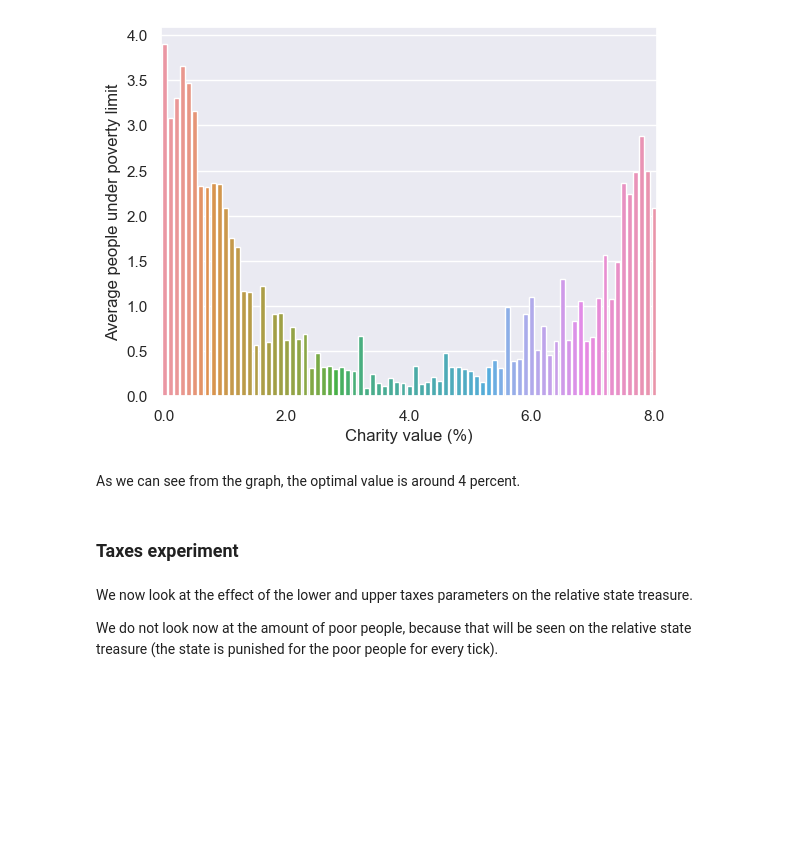
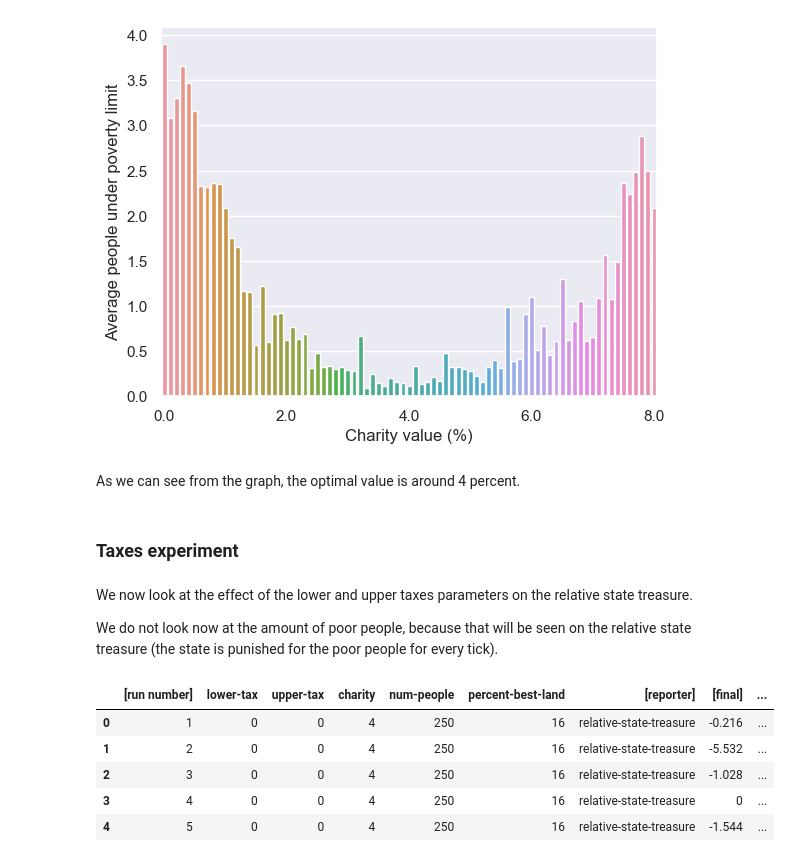
Before and after one commit to MrJoeKr/loveTaxes, a Jupyter notebook: make_graphs.ipynb, the cells around one changed output. Drawn from its saved outputs; the diff is of its cells as text; code cells hidden in the pictures; blank space fills up the shorter version.

```diff
--- a/make_graphs.ipynb
+++ b/make_graphs.ipynb
@@ -133,0 +162,11 @@ We do not look now at the amount of poor people, because that will be seen on th
+# %%
+taxes_data = process_tax_experiment("data/experiment_taxes_charity_4_demo.csv")
+
+taxes_data.head()
+# %% [output]
+|  | [run number] | lower-tax | upper-tax | charity | num-people | percent-best-land | [reporter] | [final] | ... |
+| 0 | 1 | 0 | 0 | 4 | 250 | 16 | relative-state-treasure | -0.216 | ... |
+| 1 | 2 | 0 | 0 | 4 | 250 | 16 | relative-state-treasure | -5.532 | ... |
+| 2 | 3 | 0 | 0 | 4 | 250 | 16 | relative-state-treasure | -1.028 | ... |
+| 3 | 4 | 0 | 0 | 4 | 250 | 16 | relative-state-treasure | 0 | ... |
+| 4 | 5 | 0 | 0 | 4 | 250 | 16 | relative-state-treasure | -1.544 | ... |
```
Also changed, not shown: parts of 3 cells of this notebook.
